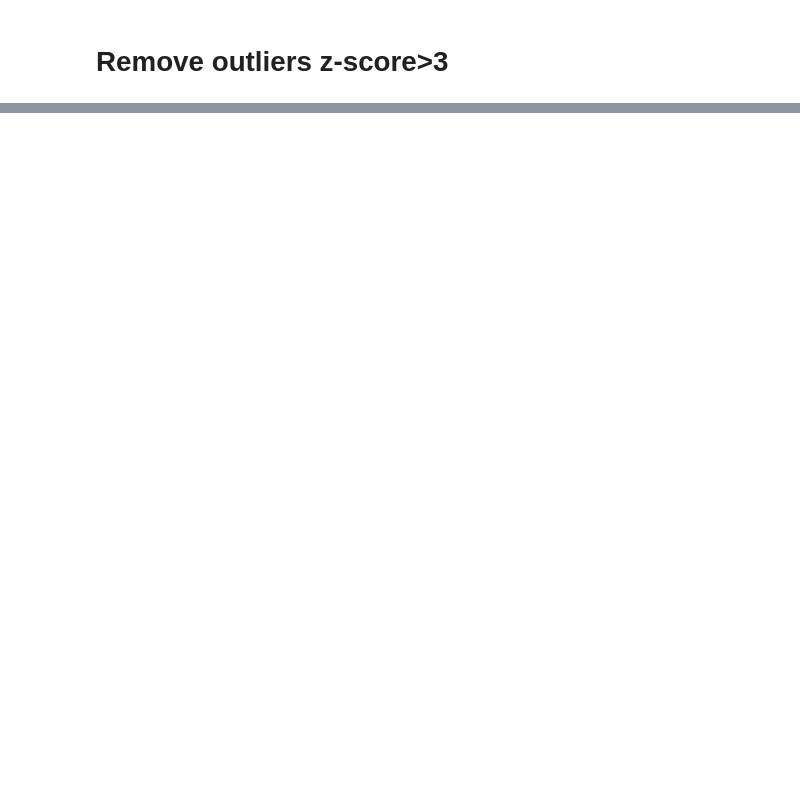
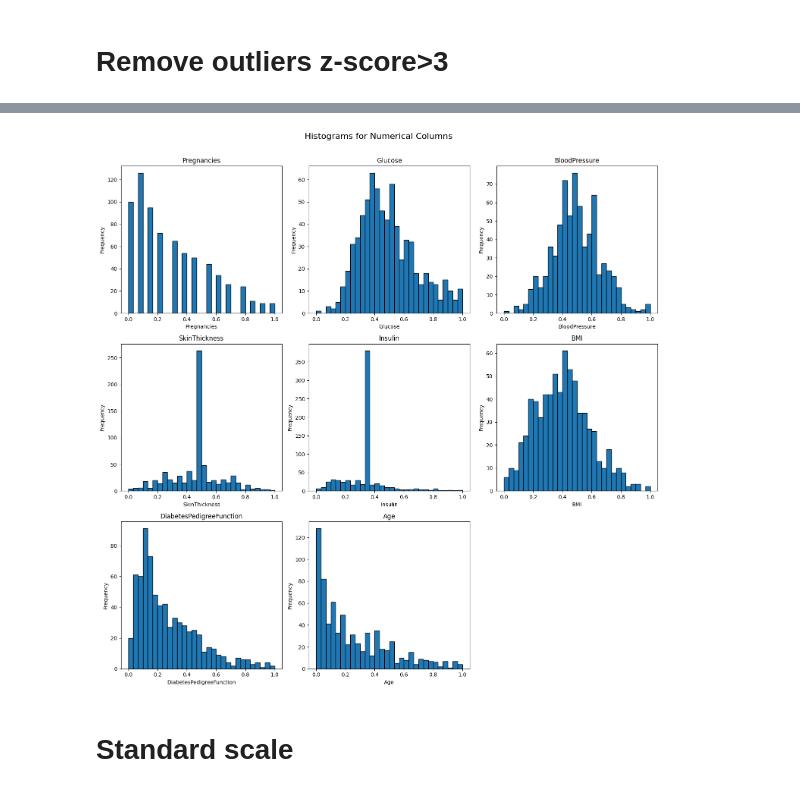
Before and after one commit to nigelmaxwee/sc5010-introduction-to-data-analysis, a Jupyter notebook: data-preprocessing.ipynb, the cells around one changed output, grey strips where cells are left out. Cells and saved outputs as stored; diff of their text form; code cells hidden in the pictures; blank space fills up the shorter version.

```diff
--- a/data-preprocessing.ipynb
+++ b/data-preprocessing.ipynb
@@ -180,0 +191,15 @@ df_no_outliers = df[mask].reset_index(drop=True)
+# %%
+# Create a copy of the DataFrame to keep original safe
+df_minmax_scaled = df_no_outliers.copy()
+
+# Initialize the scaler
+scaler = MinMaxScaler()
+
+# Fit and transform the X columns
+df_minmax_scaled[X] = scaler.fit_transform(df_minmax_scaled[X])
+# %%
+plot_histograms(df_minmax_scaled, X, title='Histograms for Numerical Columns')
+# %% [output]
+[figure, added]
+# %% [markdown]
+# Standard scale
```
Also changed, not shown: parts of 18 cells of this notebook, 1 other file.
